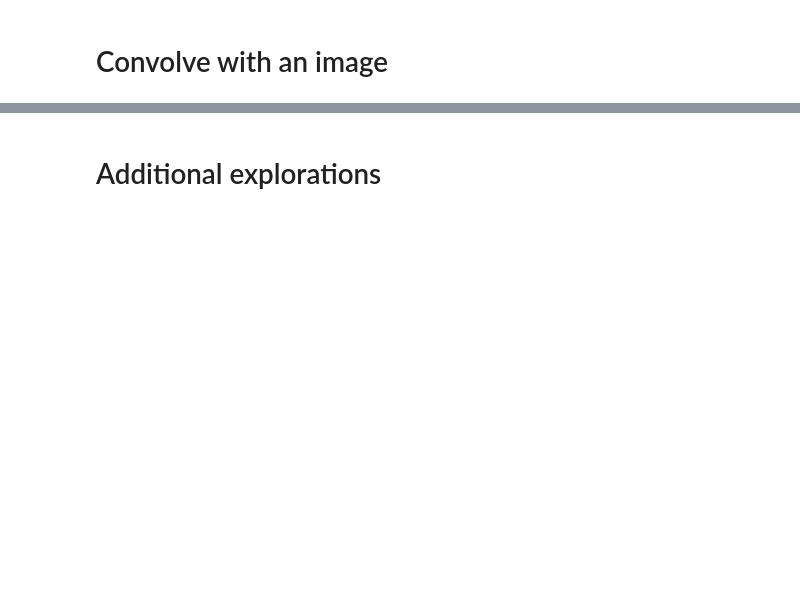
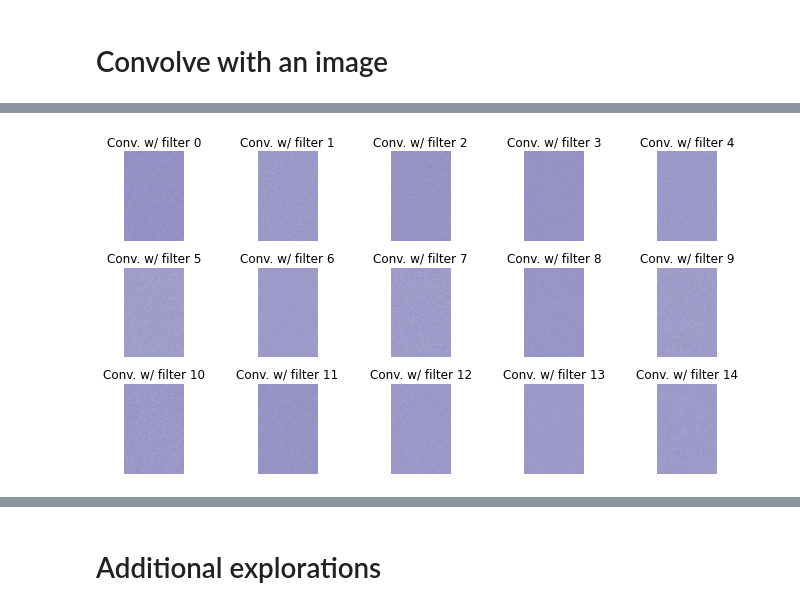
Before and after one commit to rkumar-bengaluru/data-science, a Jupyter notebook: 17-Deep-Learning/12-Convolution/DUDL_convolution_conv2.ipynb, the cells around one changed output, grey strips where cells are left out. Saved outputs shown, nothing was run; the diff lists cells and outputs as text; code cells hidden in the pictures; blank space fills up the shorter version.

```diff
--- a/17-Deep-Learning/12-Convolution/DUDL_convolution_conv2.ipynb
+++ b/17-Deep-Learning/12-Convolution/DUDL_convolution_conv2.ipynb
@@ -63,3 +106,20 @@ plt.imshow(np.squeeze(img2view));
+# %%
+fig,axs = plt.subplots(3,5,figsize=(10,5))
+
+for i,ax in enumerate(axs.flatten()):
+
+  # extract this "layer" of the convolution result
+  I = torch.squeeze(convRes[0,i,:,:]).detach()
+
+  # and visualize it
+  ax.imshow(I,cmap='Purples')
+  ax.set_title('Conv. w/ filter %s'%i)
+  ax.axis('off')
+
+plt.tight_layout()
+plt.show()
+# %% [output]
+[figure, added]
 # %%
 # convolve the image with the filter bank (set of 'outChans' kernels)
 convRes = c(img)
```
Also changed, not shown: parts of 9 cells of this notebook, 9 other files.
